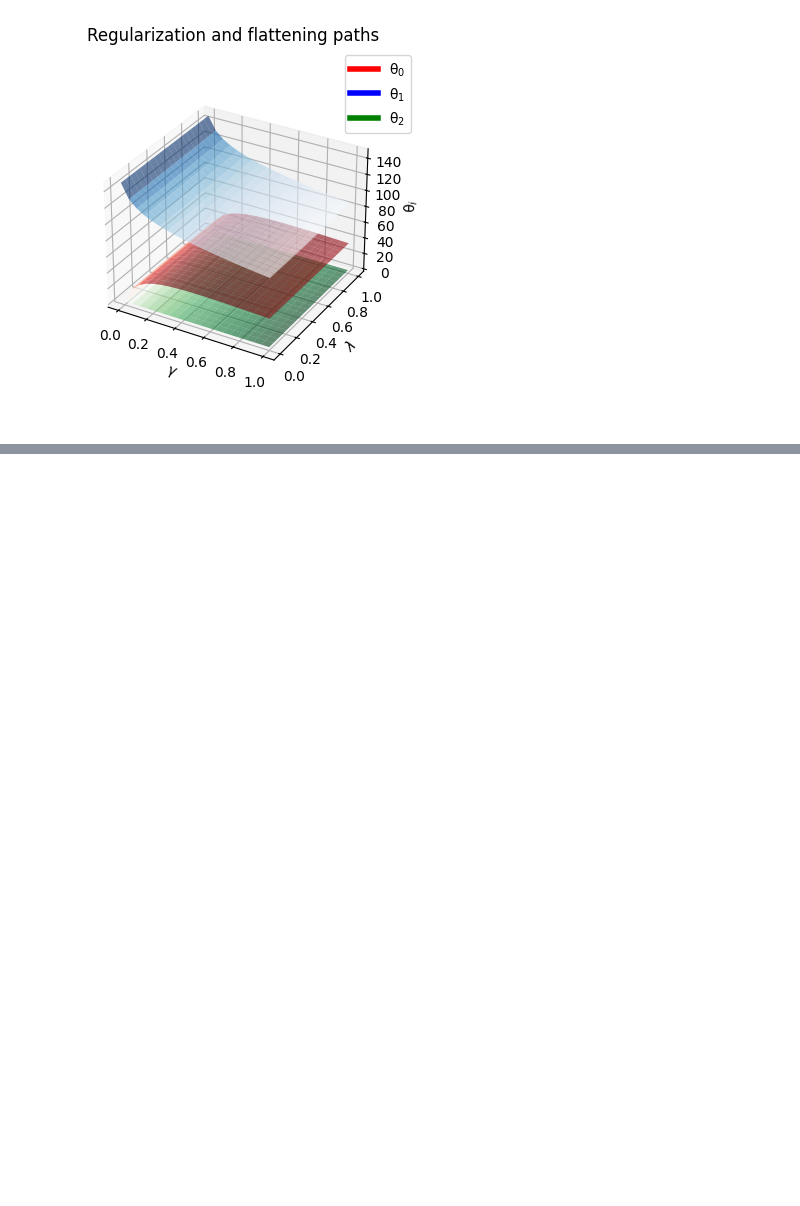
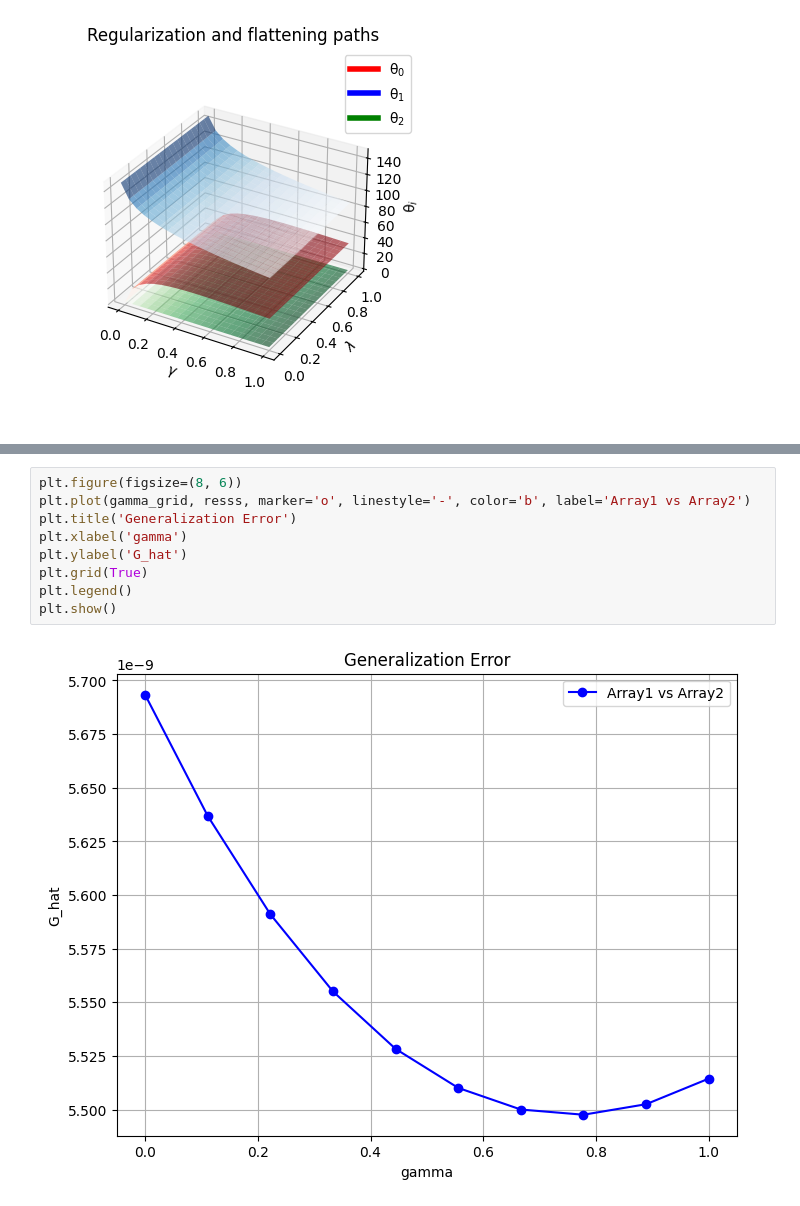
Before and after one commit to kspinakisepfl/stml-covariate-shift, a Jupyter notebook: implementations.ipynb, the cells around one changed output, grey strips where cells are left out. Saved outputs shown, nothing was run; the diff lists cells and outputs as text; blank space fills up the shorter version.

```diff
--- a/implementations.ipynb
+++ b/implementations.ipynb
@@ -255,0 +360,11 @@ plt.show()
+# %%
+plt.figure(figsize=(8, 6))
+plt.plot(gamma_grid, resss, marker='o', linestyle='-', color='b', label='Array1 vs Array2')
+plt.title('Generalization Error')
+plt.xlabel('gamma')
+plt.ylabel('G_hat')
+plt.grid(True)
+plt.legend()
+plt.show()
+# %% [output]
+[figure, added]
```
Also changed, not shown: parts of 5 cells of this notebook, 2 other files.
